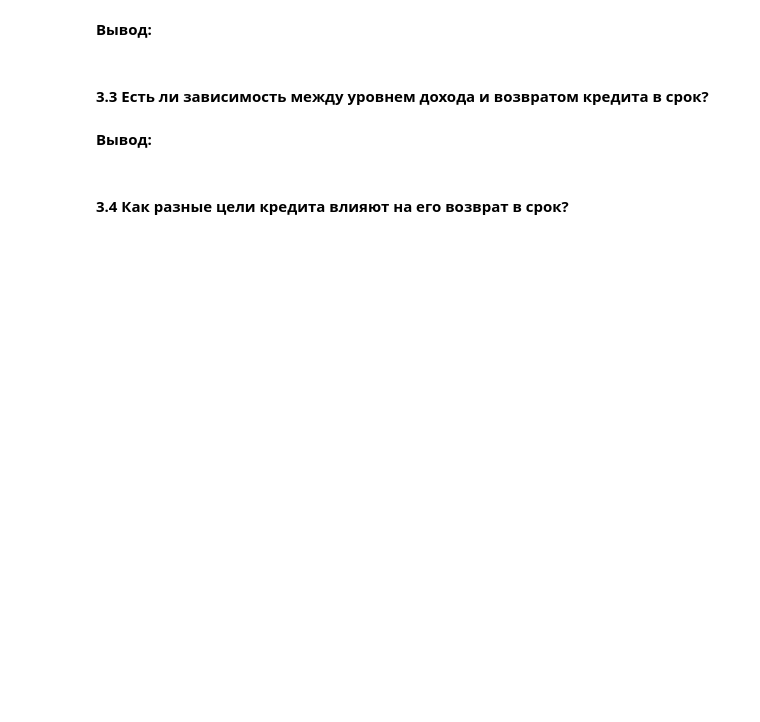
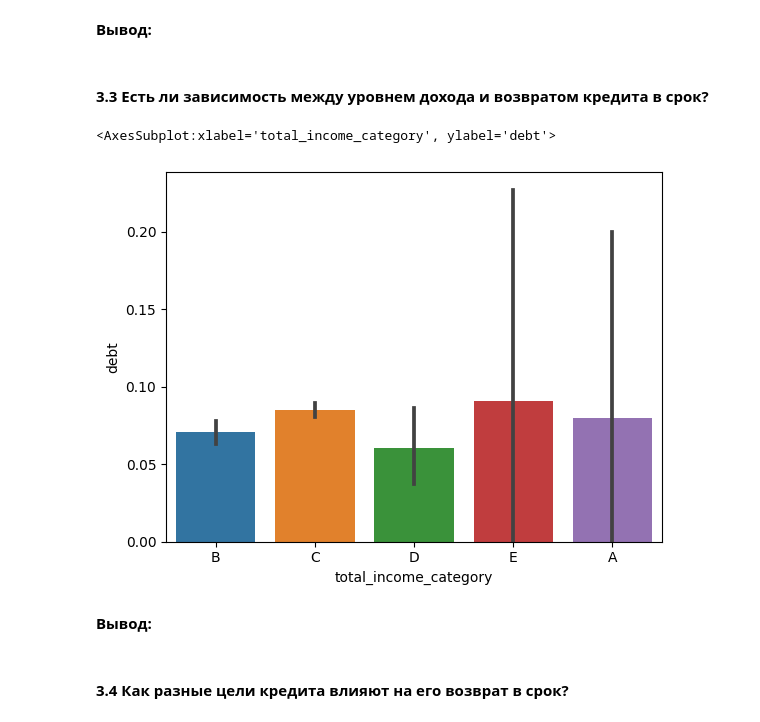
Before and after one commit to ndelenyan/practicum, a Jupyter notebook: sprint4/sprint4.ipynb, the cells around one changed output. Drawn from its saved outputs; the diff is of its cells as text; code cells hidden in the pictures; blank space fills up the shorter version.

```diff
--- a/sprint4/sprint4.ipynb
+++ b/sprint4/sprint4.ipynb
@@ -311,7 +298,10 @@ TypeError: bad operand type for unary -: 'list'
 # %% [markdown]
 #### 3.3 Есть ли зависимость между уровнем дохода и возвратом кредита в срок?
 # %%
-# Ваш код будет здесь. Вы можете создавать новые ячейки.
+sb.barplot(data=data, x='total_income_category', y='debt')
+# %% [output]
+<AxesSubplot:xlabel='total_income_category', ylabel='debt'>
+[figure, added]
 # %% [markdown]
 **Вывод:**
 # %% [markdown]
```
Also changed, not shown: parts of 11 cells of this notebook.
